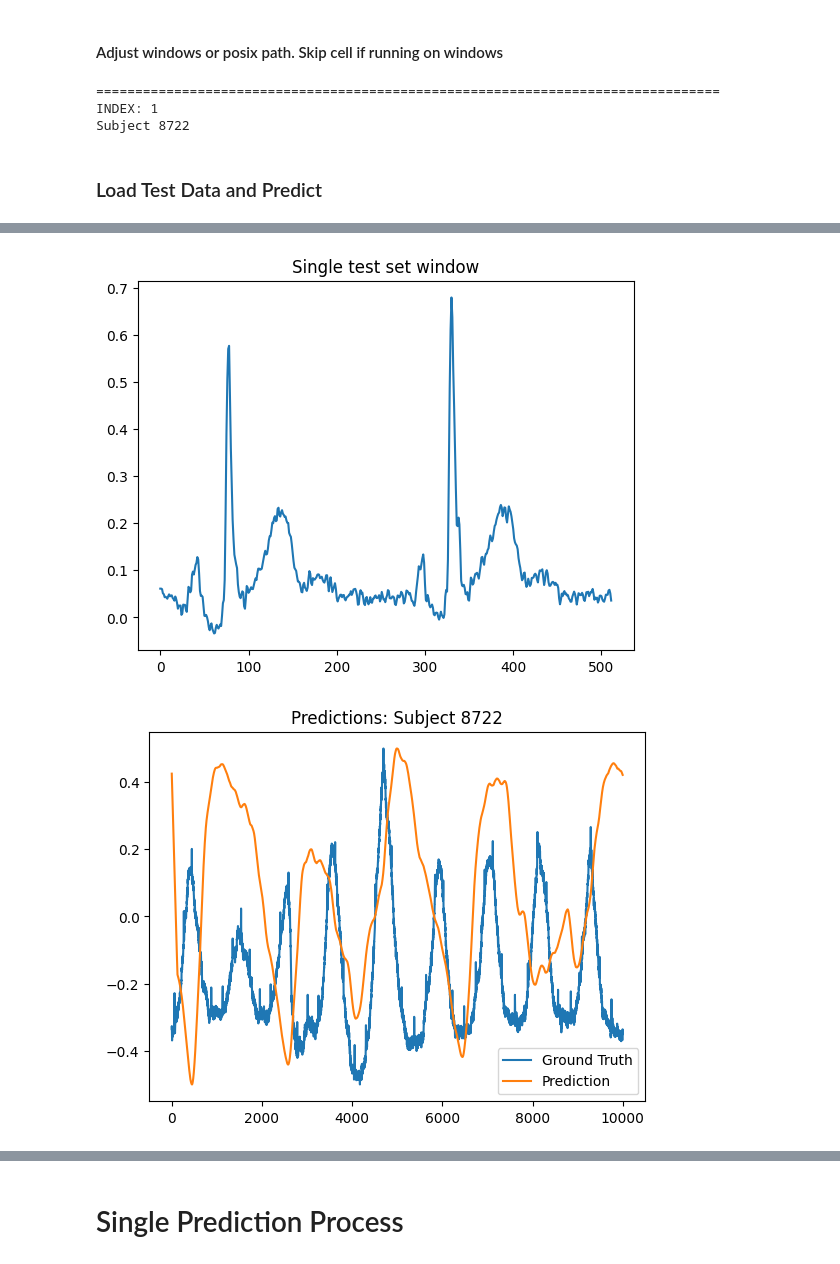
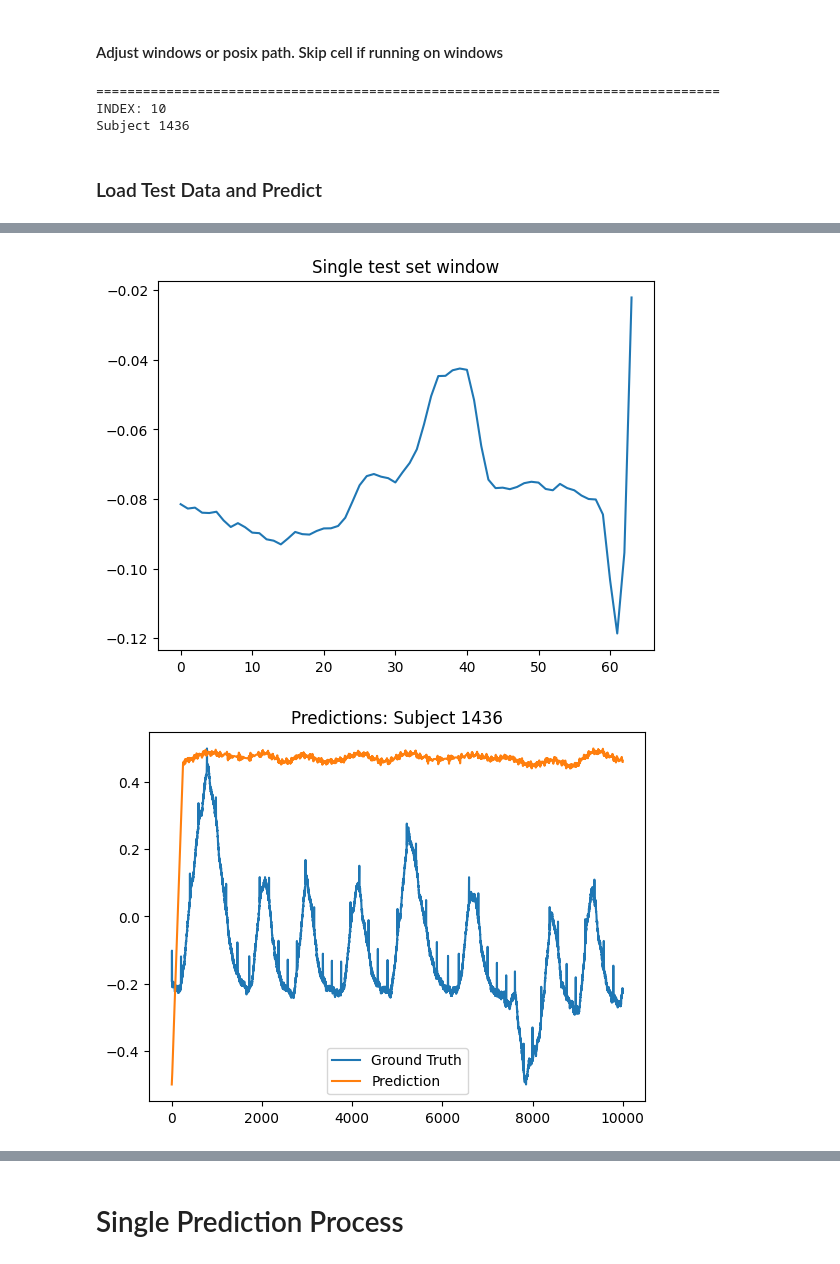
Before and after one commit to suarez96/AP-bIO, a Jupyter notebook: mac_copy SUDEP.ipynb, the cells around one changed output, grey strips where cells are left out. Saved outputs shown, nothing was run; the diff lists cells and outputs as text; code cells hidden in the pictures.

```diff
--- a/mac_copy SUDEP.ipynb
+++ b/mac_copy SUDEP.ipynb
@@ -1245,9 +1248,9 @@ for train_idx in tqdm(range(len(marsh_dataset))):#NUM_MARSH_TRAIN_SAMPLES_XGB)):
     y_ip_train_stack_np = np.stack(y_ip_train_stack).flatten()
     # print(X_ecg_rolling_train_stack_np.shape, y_ip_train_stack_np.shape)
 
-    reg = xgb.XGBRegressor(tree_method="hist")
-    # Fit the model using predictor X and response y.
-    reg.fit(X_ecg_rolling_train_stack_np, y_ip_train_stack_np)
+    # reg = xgb.XGBRegressor(tree_method="hist")
+    # # Fit the model using predictor X and response y.
+    # reg.fit(X_ecg_rolling_train_stack_np, y_ip_train_stack_np)
 
 
     ## Set up test data (from 420s to 480s, the controlled breathing at 0.133hz
@@ -1544,13 +1523,14 @@ learner_256 = load_learner(
     # "clf_seq-len-256-iters-15-samples-8-lr-0.0003-stride-1-batch-size-256.pkl"
     # "models/clf_seq-len-256-iters-15-samples-8-lr-0.0003-stride-10-batch-size-256.pkl"
     # "models/clf_CMDS-seq-len-256-iters-15-samples-8-lr-0.0003-stride-10-batch-size-128.pkl"
-    "models/clf_CSMD-seq-len-512-iters-15-samples-8-lr-0.0003-stride-10-batch-size-128.pkl"
+    # "models/clf_CSMD-seq-len-512-iters-15-samples-8-lr-0.0003-stride-10-batch-size-128.pkl"
+    "models/tsai/clf_CSMD-seq-len-64-iters-3-samples-1-lr-0.0003-stride-10-batch-size-128.pkl"
 )
 
 X_ecg_rolling_test_stack = []
 y_ip_test_stack = []
 test_list = [10, 12, 16, 1]
-for test_idx in tqdm([test_list[3]]):#np.argsort(WPC_smoothed_per_index)[::-1][:4]):
+for test_idx in tqdm([test_list[0]]):#np.argsort(WPC_smoothed_per_index)[::-1][:4]):
 
     print("================================================================================")
     print("INDEX:", test_idx)
@@ -1589,8 +1569,8 @@ X_ecg_rolling_test_stack_np = np.vstack(X_ecg_rolling_test_stack)
 y_ip_test_stack_np = np.stack(y_ip_test_stack).flatten()
 # %% [output]
 ================================================================================
-INDEX: 1
-Subject 8722
+INDEX: 10
+Subject 1436
 # %% [markdown]
 ### Load Test Data and Predict
 # %%
@@ -1618,24 +1598,24 @@ plt.title("Single test set window")
 plt.plot(tsai_X_test[0, 0])
 plt.show()
 # %% [output]
-[figure, old version]
+[figure, new version]
 # %%
 original_prediction = np.convolve(test_preds[:, 0], np.ones((1,))/1, mode='same')[:10000]
 original_prediction = (original_prediction - original_prediction.min())/(original_prediction.max()-original_prediction.min()) - 0.5
-smoothed_pred = np.convolve(test_preds[:, 0], np.ones((250,))/250, mode='same')[:10000]
+smoothed_pred = np.convolve(test_preds[:, 0], np.ones((500,))/500, mode='same')[:10000]
 smoothed_pred = (smoothed_pred-smoothed_pred.min())/(smoothed_pred.max()-smoothed_pred.min()) - 0.5
 gt = tsai_y_test[:10000, 0]
 gt = (gt-gt.min())/(gt.max()-gt.min()) - 0.5
 plt.title(f"Predictions: Subject {subject_num}")
 plt.plot(gt, '-', label='Ground Truth')
 plt.plot(smoothed_pred, '-', label='Prediction')
 # plt.plot(original_prediction, '-', label='Unsmoothed')
 plt.legend()
 plt.show()
 smoothed_pred = Signal(format='mat', filepath=None, _type='ECG', data=smoothed_pred)
 gt = Signal(format='mat', filepath=None, _type='ECG', data=gt)
 # %% [output]
-[figure, old version]
+[figure, new version]
 # %%
 t_test, PC_norms_test, PC_test = WPC(
     smoothed_pred.transform(transforms=[CWT]).transformed_data,
```
Also changed, not shown: parts of 6 cells of this notebook, 2 other files.
